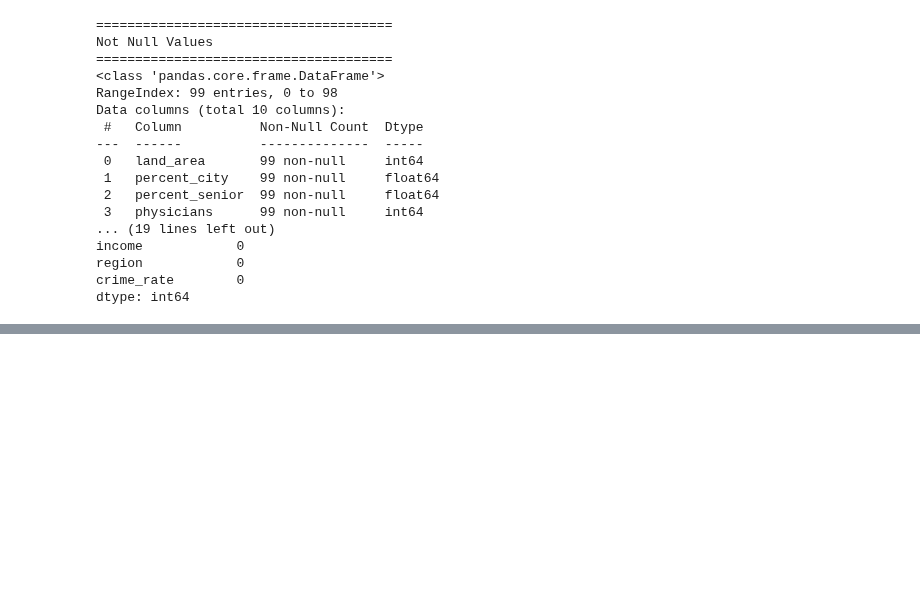
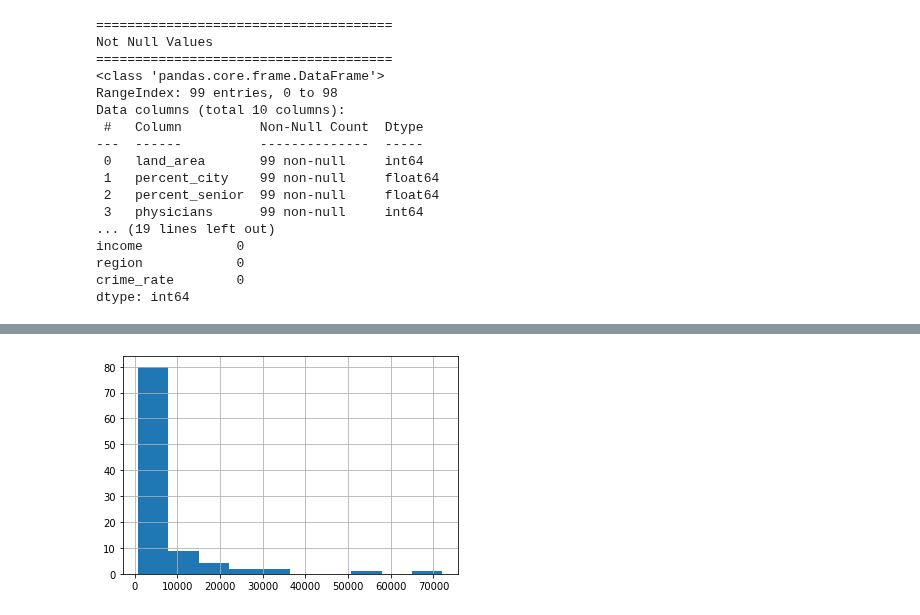
Before and after one commit to hpnightowl/Owlsbooks, a Jupyter notebook: Metropolitan.ipynb, the cells around one changed output, grey strips where cells are left out. Saved outputs shown, nothing was run; the diff lists cells and outputs as text; code cells hidden in the pictures; blank space fills up the shorter version.

```diff
--- a/Metropolitan.ipynb
+++ b/Metropolitan.ipynb
@@ -46,0 +106,4 @@ dtype: int64
+# %%
+data.income.hist();
+# %% [output]
+[figure, added]
```
Also changed, not shown: parts of 11 cells of this notebook.
